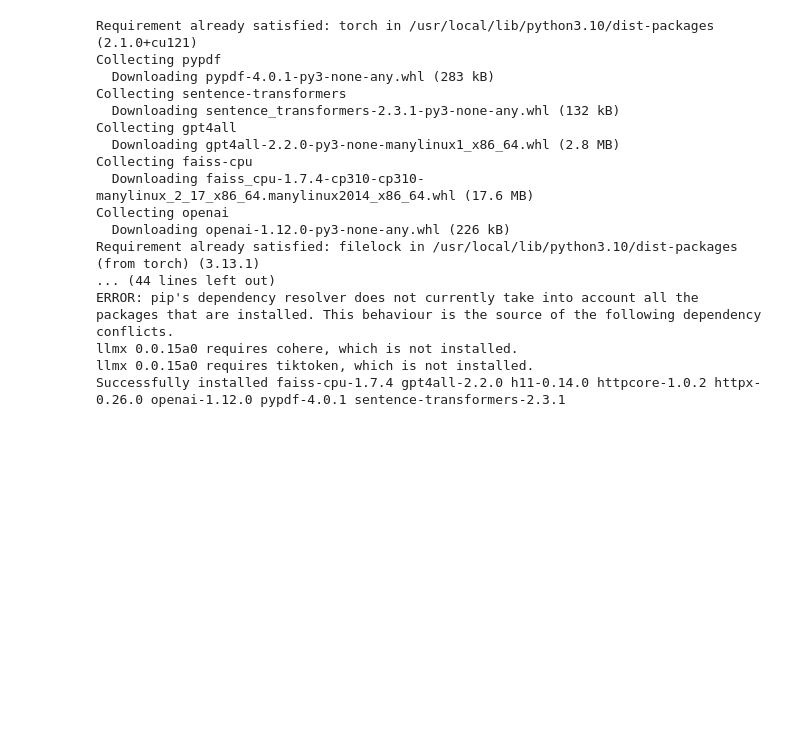
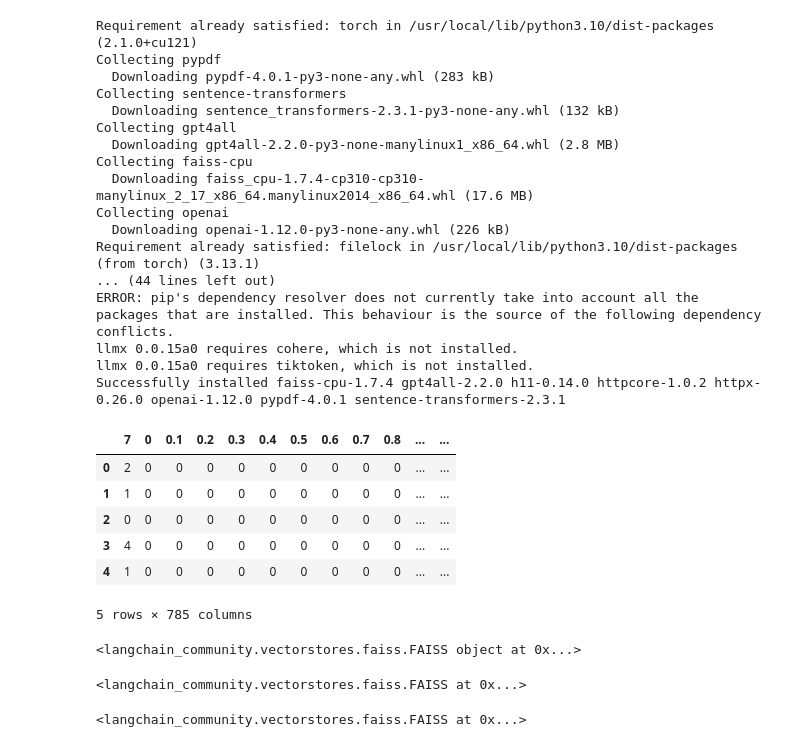
Before and after one commit to dangtrantrung/Langchain-LLM, a Jupyter notebook: Langchain_LLM_Retrieval_Augmented_Generation.ipynb, the cells around one changed output. Saved outputs shown, nothing was run; the diff lists cells and outputs as text; code cells hidden in the pictures; blank space fills up the shorter version.

Commit message:
GPT4AllEmbeddings, models file = all-MiniLM-L6-v2-f16.gguf, FAISS, db.save

```diff
--- a/Langchain_LLM_Retrieval_Augmented_Generation.ipynb
+++ b/Langchain_LLM_Retrieval_Augmented_Generation.ipynb
@@ -62,0 +68,71 @@ Successfully installed faiss-cpu-1.7.4 gpt4all-2.2.0 h11-0.14.0 httpcore-1.0.2 h
+# %%
+import pandas as pd
+df=pd.read_csv('../content/sample_data/mnist_test.csv')
+df.head()
+# %% [output]
+|  | 7 | 0 | 0.1 | 0.2 | 0.3 | 0.4 | 0.5 | 0.6 | 0.7 | 0.8 | ... | ... |
+| 0 | 2 | 0 | 0 | 0 | 0 | 0 | 0 | 0 | 0 | 0 | ... | ... |
+| 1 | 1 | 0 | 0 | 0 | 0 | 0 | 0 | 0 | 0 | 0 | ... | ... |
+| 2 | 0 | 0 | 0 | 0 | 0 | 0 | 0 | 0 | 0 | 0 | ... | ... |
+| 3 | 4 | 0 | 0 | 0 | 0 | 0 | 0 | 0 | 0 | 0 | ... | ... |
+| 4 | 1 | 0 | 0 | 0 | 0 | 0 | 0 | 0 | 0 | 0 | ... | ... |
+5 rows × 785 columns
+# %%
+
+# Khai bao bien
+pdf_data_path = "../content/sample_data/data"
+vector_db_path = "../content/sample_data/vectorstores/db_faiss"
+
+# Ham 1. Tao ra vector DB tu 1 doan text
+def create_db_from_text():
+    raw_text = """Nhằm đáp ứng nhu cầu và thị hiếu của khách hàng về việc sở hữu số tài khoản đẹp, dễ nhớ, giúp tiết kiệm thời gian, mang đến sự thuận lợi trong giao dịch. Ngân hàng Sài Gòn – Hà Nội (SHB) tiếp tục cho ra mắt tài khoản số đẹp 9 số và 12 số với nhiều ưu đãi hấp dẫn.
+    Cụ thể, đối với tài khoản số đẹp 9 số, SHB miễn phí mở tài khoản số đẹp trị giá 880.000đ; giảm tới 80% phí mở tài khoản số đẹp trị giá từ 1,1 triệu đồng; phí mở tài khoản số đẹp siêu VIP chỉ còn 5,5 triệu đồng.
+    Đối với tài khoản số đẹp 12 số, SHB miễn 100% phí mở tài khoản số đẹp, khách hàng có thể lựa chọn tối đa toàn bộ dãy số của tài khoản. Đây là một trong những điểm ưu việt của tài khoản số đẹp SHB so với thị trường. Ngoài ra, khách hàng có thể lựa chọn số tài khoản trùng số điện thoại, ngày sinh, ngày đặc biệt, hoặc số phong thủy mang lại tài lộc cho khách hàng trong quá trình sử dụng.
+    Hiện nay, SHB đang cung cấp đến khách hàng 3 loại tài khoản số đẹp: 9 số, 10 số và 12 số. Cùng với sự tiện lợi khi giao dịch online mọi lúc mọi nơi qua dịch vụ Ngân hàng số, hạn chế rủi ro khi sử dụng tiền mặt, khách hàng còn được miễn phí chuyển khoản qua mobile App SHB, miễn phí quản lý và số dư tối thiểu khi sử dụng tài khoản số đẹp của SHB.
+    Ngoài kênh giao dịch tại quầy, khách hàng cũng dễ dàng mở tài khoản số đẹp trên ứng dụng SHB Mobile mà không cần hồ sơ thủ tục phức tạp.
+    Hướng mục tiêu trở thành ngân hàng số 1 về hiệu quả tại Việt Nam, ngân hàng bán lẻ hiện đại nhất và là ngân hàng số được yêu thích nhất tại Việt Nam, SHB sẽ tiếp tục nghiên cứu và cho ra mắt nhiều sản phẩm dịch vụ số ưu việt cùngchương trình ưu đãi hấp dẫn, mang đến cho khách hàng lợi ích và trải nghiệm tuyệt vời nhất.
+    Để biết thêm thông tin về chương trình, Quý khách vui lòng liên hệ các điểm giao dịch của SHB trên toàn quốc hoặc Hotline *6688"""
+
+    # Chia nho van ban
+    text_splitter = CharacterTextSplitter(
+        separator="\n",
+        chunk_size=512,
+        chunk_overlap=50,
+        length_function=len
+
+    )
+
+    chunks = text_splitter.split_text(raw_text)
+
+    # Embeding
+    embedding_model = GPT4AllEmbeddings(model_file = "../content/sample_data/all-MiniLM-L6-v2-f16.gguf")
+
+    # Dua vao Faiss Vector DB
+    db = FAISS.from_texts(texts=chunks, embedding=embedding_model)
+    db.save_local(vector_db_path)
+    print(db)
+    return db
+
+create_db_from_text()
+# %% [output]
+<langchain_community.vectorstores.faiss.FAISS object at 0x...>
+<langchain_community.vectorstores.faiss.FAISS at 0x...>
+# %%
+def create_db_from_files():
+    # Khai bao loader de quet toan bo thu muc dataa
+    loader = DirectoryLoader(pdf_data_path, glob="*.pdf", loader_cls = PyPDFLoader)
+    documents = loader.load()
+
+    text_splitter = RecursiveCharacterTextSplitter(chunk_size=512, chunk_overlap=50)
+    chunks = text_splitter.split_documents(documents)
+
+    # Embeding
+    embedding_model = GPT4AllEmbeddings(model_file="../content/sample_data/all-MiniLM-L6-v2-f16.gguf")
+    db = FAISS.from_documents(chunks, embedding_model)
+    db.save_local(vector_db_path)
+    return db
+
+
+create_db_from_files()
+# %% [output]
+<langchain_community.vectorstores.faiss.FAISS at 0x...>
```
Also changed, not shown: parts of 1 cell of this notebook.
